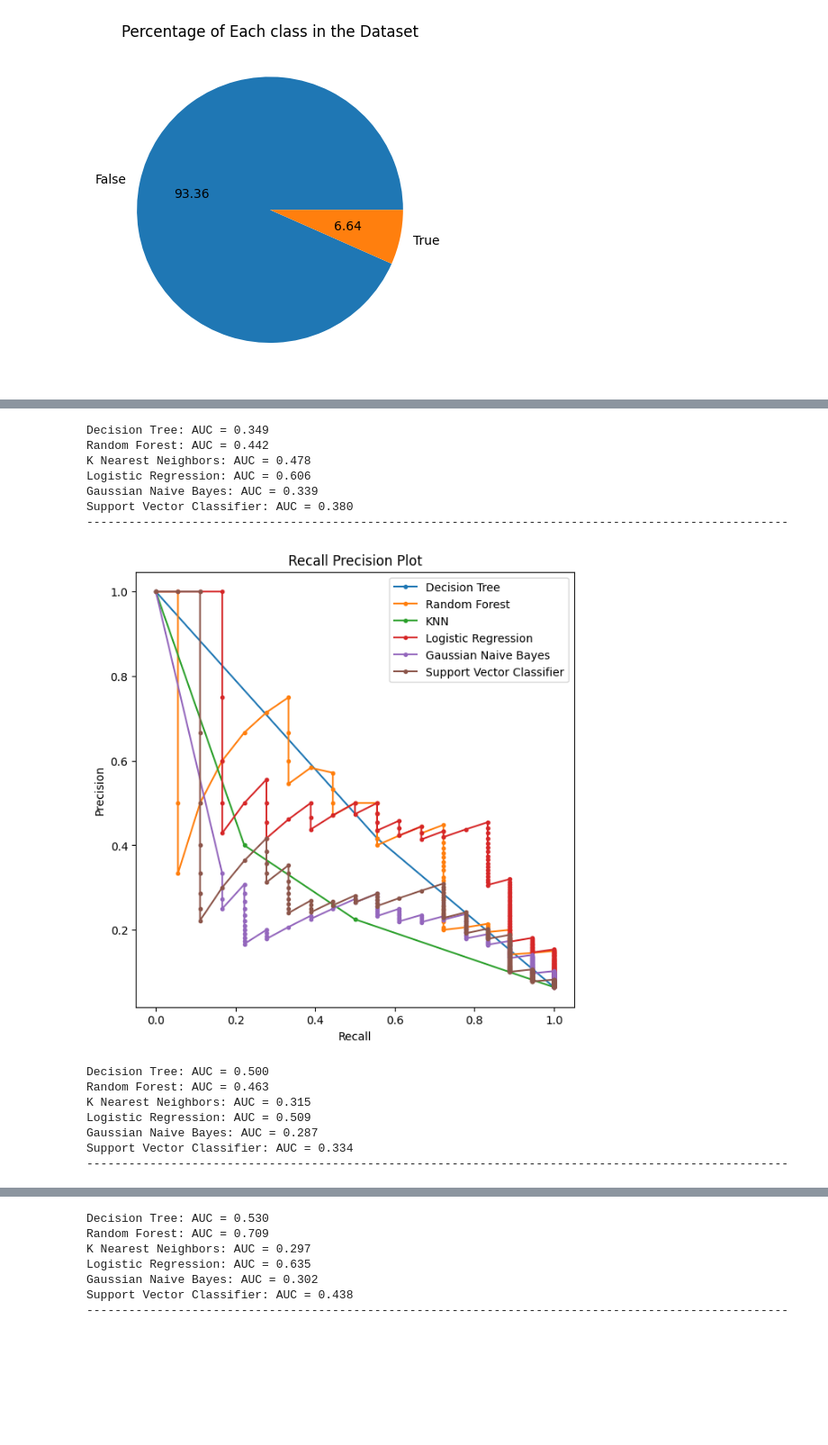
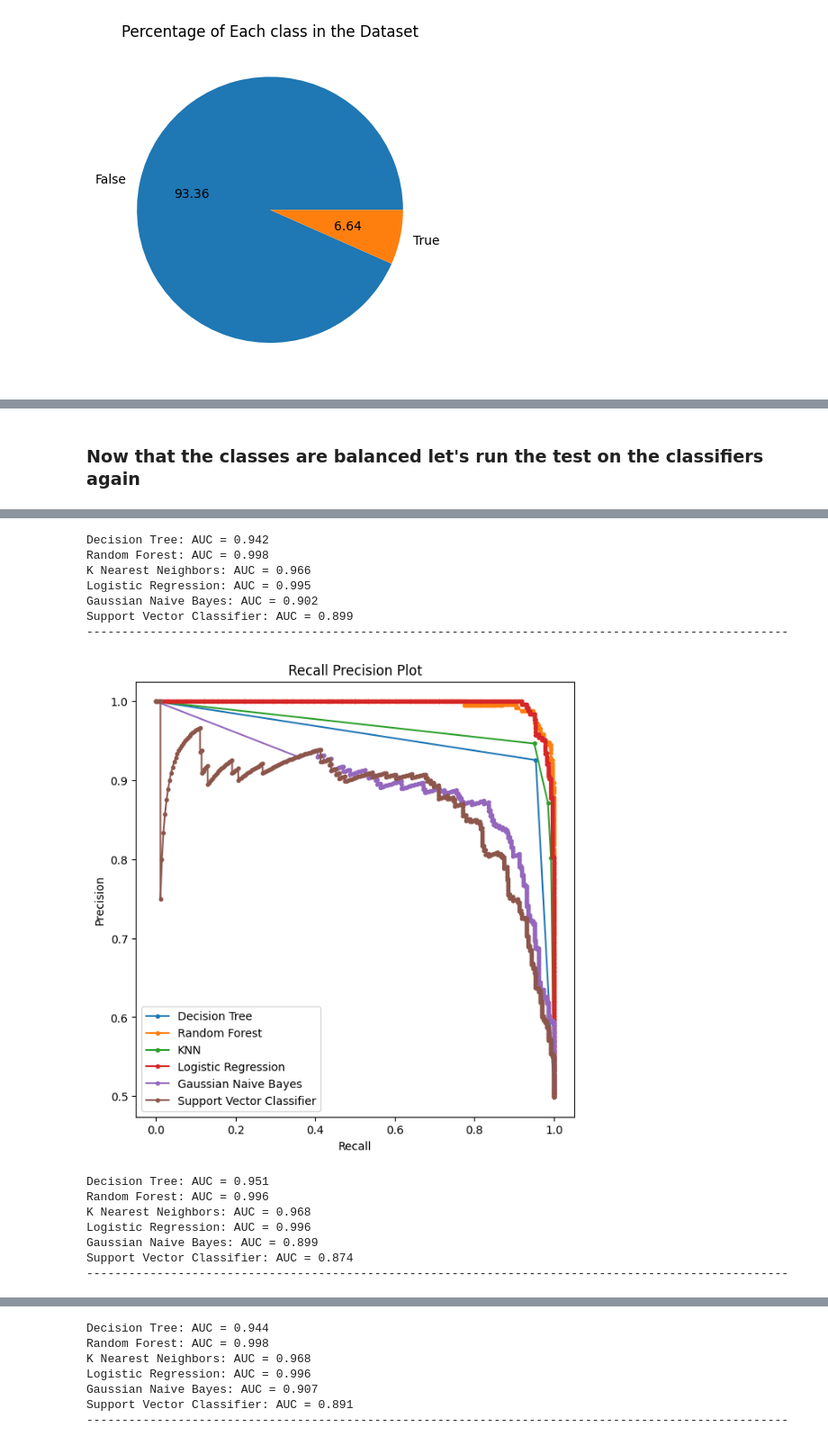
Before and after one commit to NikosGour/Data-Mining-Assignment, a Jupyter notebook: report.ipynb, the cells around one changed output, grey strips where cells are left out. Shown at 90% size. Cells and saved outputs as stored; diff of their text form; code cells hidden in the pictures; blank space fills up the shorter version.

Commit message:
Finished classification

```diff
--- a/report.ipynb
+++ b/report.ipynb
@@ -804,0 +968,11 @@ Name: WON_OSCAR, dtype: bool
+# %%
+from sklearn.metrics import confusion_matrix, classification_report
+from sklearn.model_selection import train_test_split
+
+train_X,test_X,train_y,test_y = train_test_split(X,y)
+lr.fit(train_X,train_y)
+y_pred = lr.predict(test_X)
+
+print(confusion_matrix(test_y, y_pred))
+print('-'*100)
+print(classification_report(test_y,y_pred))
@@ -819,0 +1006,6 @@ Now that we have the data in a desirable form, let's run some tests to see which
+# %%
+from imblearn.over_sampling import SMOTE
+X_resampled,y_resampled = SMOTE().fit_resample(X,y)
+ax = y_resampled.value_counts().plot.pie(autopct='%.2f')
+ax.set_ylabel('')
+ax.set_title('Percentage of Each class in the Dataset')
@@ -820,3 +1015,5 @@ Now that we have the data in a desirable form, let's run some tests to see which
+# %% [markdown]
+### Now that the classes are balanced let's run the test on the classifiers again
 # %%
 from sklearn.svm import SVC
 from sklearn.linear_model import LogisticRegression
@@ -825,6 +1022,7 @@ from sklearn.ensemble import RandomForestClassifier
 from sklearn.neighbors import KNeighborsClassifier
 from sklearn.tree import DecisionTreeClassifier
 
+class_weights = None
 dt = DecisionTreeClassifier(class_weight=class_weights)
 rf = RandomForestClassifier(n_estimators=1000,class_weight=class_weights)
 knn = KNeighborsClassifier(n_neighbors=3)
@@ -832,10 +1030,9 @@ lr = LogisticRegression(max_iter=10000,class_weight=class_weights)
 gnb = GaussianNB()
 svc = SVC(probability=True,class_weight=class_weights)
 # %%
-from sklearn.metrics import auc,precision_recall_curve
+from sklearn.metrics import auc, precision_recall_curve
 from sklearn.model_selection import StratifiedKFold
 import matplotlib.pyplot as plt
-
 
 #These are to save each Area Under Curve for each model, so we can see the mean
 dt_aucs = []
@@ -847,12 +1044,13 @@ svc_aucs = []
 # We will do KFold validation to ensure we are not overfitting the model
 # also we use stratified because the True/False ratio is 7:100, which means that if we didn't use the stratify strategy, it would be very likely that none of the training data would be of class True, and the model would be just classifying everything as false
 cv = StratifiedKFold(n_splits=5, shuffle=True)
-for i, (train_index, test_index) in enumerate(cv.split(X, y)):
+
+for i, (train_index, test_index) in enumerate(cv.split(X_resampled, y_resampled)):
     # Set the train and test sets
-    train_X = X.iloc[train_index]
-    train_y = y.iloc[train_index]
-    test_X = X.iloc[test_index]
-    test_y = y.iloc[test_index]
+    train_X = X_resampled.iloc[train_index]
+    train_y = y_resampled.iloc[train_index]
+    test_X = X_resampled.iloc[test_index]
+    test_y = y_resampled.iloc[test_index]
 
     # Fit every model
     dt.fit(train_X, train_y)
@@ -901,9 +1099,7 @@ for i, (train_index, test_index) in enumerate(cv.split(X, y)):
     gnb_aucs.append(gnb_auc)
     svc_aucs.append(svc_auc)
 
-    # Plot all the fpr/recall curves and
-
-
+    # Plot all the recall/precision curves and
     plt.figure(figsize=(7, 7))
     plt.plot(dt_recall, dt_precision, marker='.', label='Decision Tree')
     plt.plot(rf_recall, rf_precision, marker='.', label='Random Forest' )
@@ -918,7 +1114,6 @@ for i, (train_index, test_index) in enumerate(cv.split(X, y)):
     plt.legend()
 
     plt.show()
-
     print(f"Decision Tree: AUC = {dt_auc:.3f}")
     print(f"Random Forest: AUC = {rf_auc:.3f}")
     print(f"K Nearest Neighbors: AUC = {knn_auc:.3f}")
@@ -939,15 +1134,15 @@ print(f"Support Vector Classifier: Mean AUC = {np.mean(svc_aucs):.3f}")
-Decision Tree: AUC = 0.349
-Random Forest: AUC = 0.442
-K Nearest Neighbors: AUC = 0.478
-Logistic Regression: AUC = 0.606
-Gaussian Naive Bayes: AUC = 0.339
-Support Vector Classifier: AUC = 0.380
+Decision Tree: AUC = 0.942
+Random Forest: AUC = 0.998
+K Nearest Neighbors: AUC = 0.966
+Logistic Regression: AUC = 0.995
+Gaussian Naive Bayes: AUC = 0.902
+Support Vector Classifier: AUC = 0.899
 ----------------------------------------------------------------------------------------------------
-[figure, old version]
+[figure, new version]
-Decision Tree: AUC = 0.500
-Random Forest: AUC = 0.463
-K Nearest Neighbors: AUC = 0.315
-Logistic Regression: AUC = 0.509
-Gaussian Naive Bayes: AUC = 0.287
-Support Vector Classifier: AUC = 0.334
+Decision Tree: AUC = 0.951
+Random Forest: AUC = 0.996
+K Nearest Neighbors: AUC = 0.968
+Logistic Regression: AUC = 0.996
+Gaussian Naive Bayes: AUC = 0.899
+Support Vector Classifier: AUC = 0.874
 ----------------------------------------------------------------------------------------------------
@@ -955,7 +1150,7 @@ Support Vector Classifier: AUC = 0.334
-Decision Tree: AUC = 0.530
-Random Forest: AUC = 0.709
-K Nearest Neighbors: AUC = 0.297
-Logistic Regression: AUC = 0.635
-Gaussian Naive Bayes: AUC = 0.302
-Support Vector Classifier: AUC = 0.438
+Decision Tree: AUC = 0.944
+Random Forest: AUC = 0.998
+K Nearest Neighbors: AUC = 0.968
+Logistic Regression: AUC = 0.996
+Gaussian Naive Bayes: AUC = 0.907
+Support Vector Classifier: AUC = 0.891
 ----------------------------------------------------------------------------------------------------
```
Also changed, not shown: parts of 15 cells of this notebook, 1 other file.
